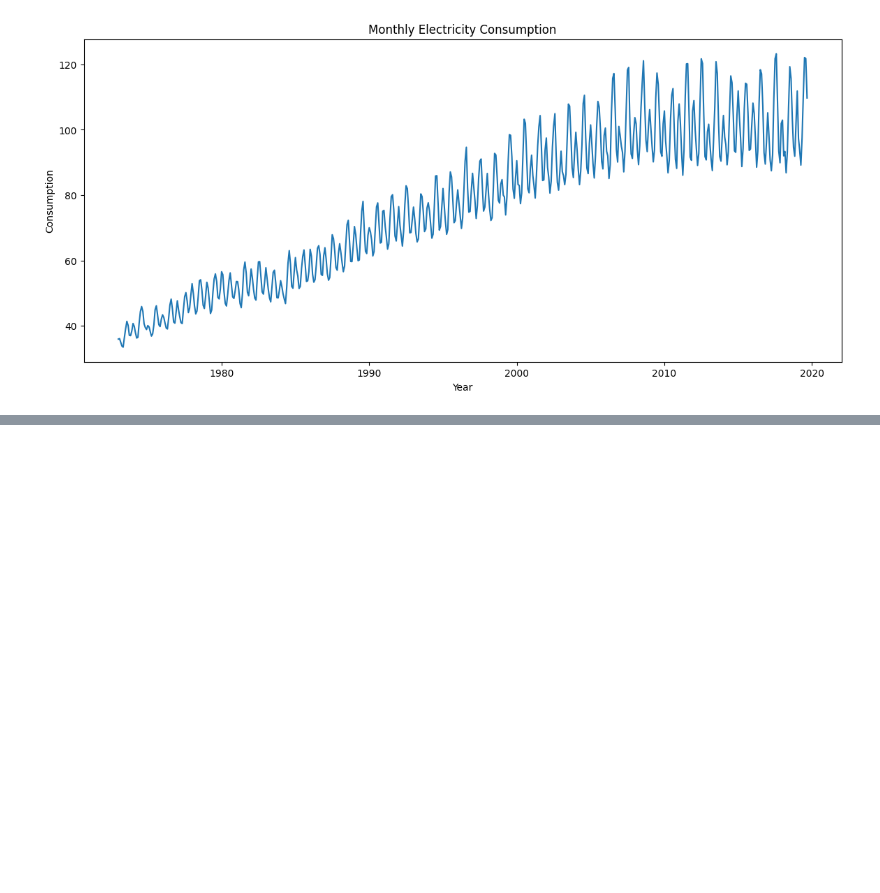
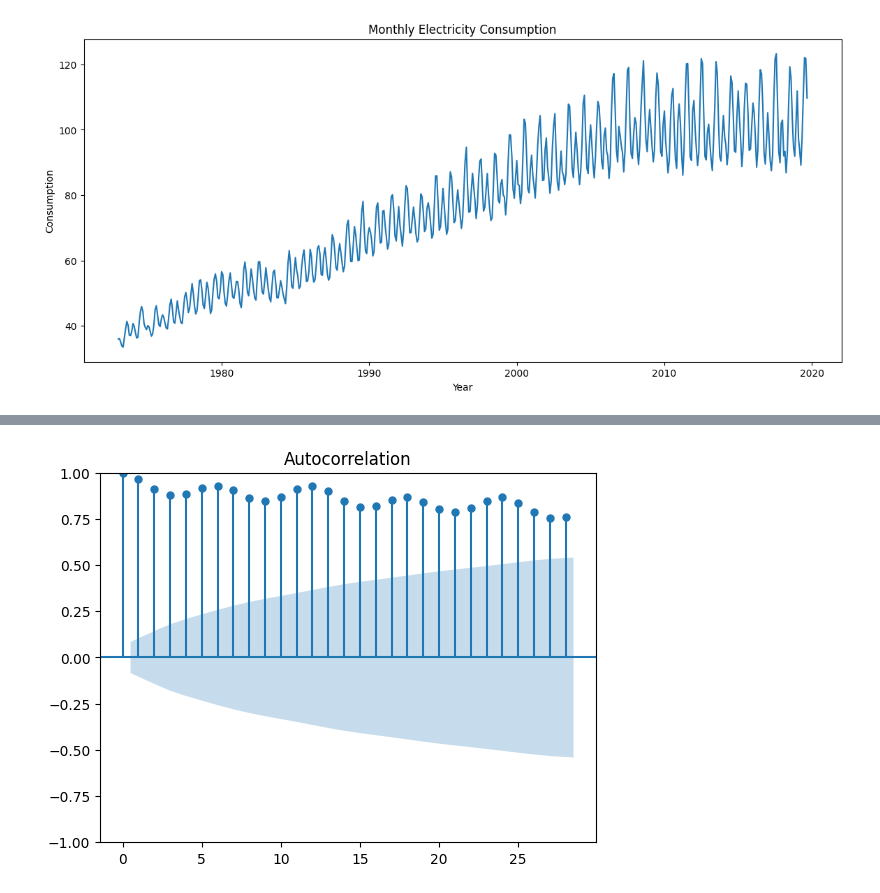
Before and after one commit to Adi46878/electricity-demand-forecasting, a Jupyter notebook: Electricity_Demand_Forecasting.ipynb, the cells around one changed output, grey strips where cells are left out. Cells and saved outputs as stored; diff of their text form; code cells hidden in the pictures; blank space fills up the shorter version.

```diff
--- a/Electricity_Demand_Forecasting.ipynb
+++ b/Electricity_Demand_Forecasting.ipynb
@@ -75,0 +157,8 @@ plt.show()
+# %%
+log_train = np.log(train['Electricity_Consumption'])
+# %%
+plot_acf(log_train)
+
+plt.show()
+# %% [output]
+[figure, added]
```
Also changed, not shown: parts of 41 cells of this notebook.
